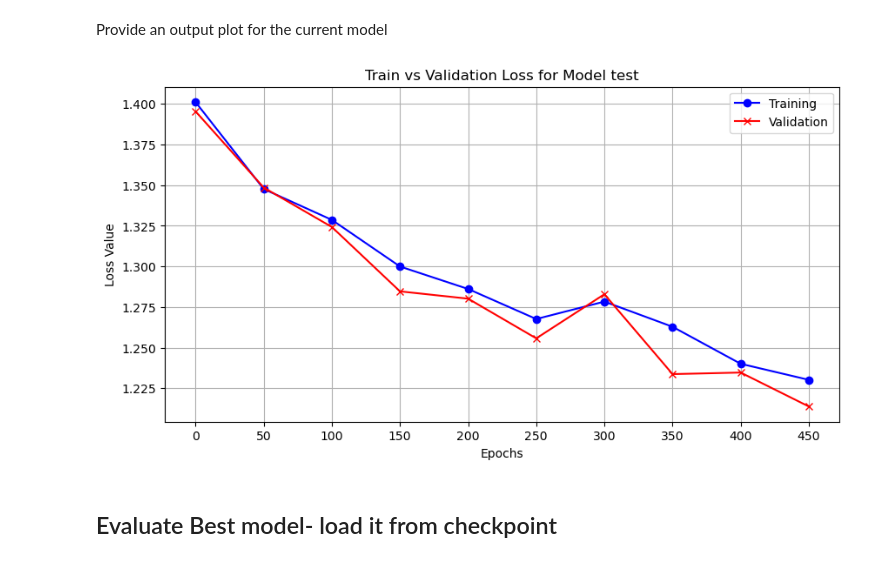
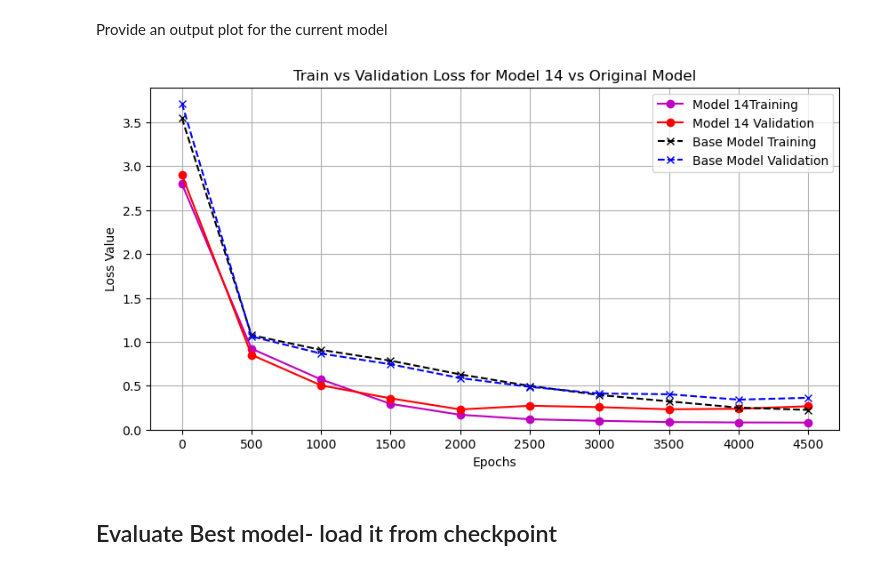
Before and after one commit to CPestano7/GPTDecoder, a Jupyter notebook: training.ipynb, the cells around one changed output. Drawn from its saved outputs; the diff is of its cells as text; code cells hidden in the pictures.

Commit message:
Added comparison functionality to loss chart and corrected inference function

```diff
--- a/training.ipynb
+++ b/training.ipynb
@@ -58,7 +58,7 @@ Number of samples in validation set: 1000
 # %%
 text_col = 3    # Column index for input text
 label_col = 2   # Column index for labels
-batch_size = 64 # Batch size for training and validation
+batch_size = 64 * 2 # Batch size for training and validation
 
 # Initialize CustomDataLoader
 custom_loader = CustomDataLoader(train_df, val_df, text_col, label_col, batch_size)
@@ -69,26 +69,26 @@ val_loader = custom_loader.get_val_loader(shuffle=True)
 # %% [markdown]
 ## Define Model Params
 # %%
-model_version = "test"
+model_version = "15"
 # %%
 model_params = {
     "vocab_size": train_loader.dataset.vocab_size,
-    "num_embeddings": 80,
+    "num_embeddings": int(384*1.5),
     "block_size": train_loader.dataset.block_size,
-    "num_heads": 4,
-    "num_layers": 4,
+    "num_heads": int(6 * 1.5),
+    "num_layers": 6,
     "output_classes": len(train_loader.dataset.labels_lookup_dict),
-    "dropout": 0.2,
+    "dropout": 0.2/2,
     "device": 'cuda' if torch.cuda.is_available() else 'cpu'
 }
 # %% [markdown]
 ## Define Training Params
 # %%
 train_params = {
-    "num_epochs": 500,
-    "eval_interval": 50,
+    "num_epochs": 5000,
+    "eval_interval": 500,
     "eval_iters": 500,
-    "learning_rate": 3e-4
+    "learning_rate": 3e-4/2
 }
 # %% [markdown]
 ## Code to parse old saved outputs and convert them into train and val dictionaries usable by the JSON save function (for models created before loss data was automatically stored in the loss JSON file)
@@ -216,44 +216,74 @@ else:
 Provide an output plot for the current model
 # %%
 # For manual designation
-#target_model = "model_test"
+target_model = "model_14"
 
 # For current model
-target_model = current_model
+# target_model = current_model
+
+# Whether to compare the target model with the original model
+comparison = True
 
 # Load the loss values from the JSON file
 with open('model_loss_dicts.json', 'r') as json_file:
     # all_list is a dict of model dicts,
     # each model dict has a train_dict and val_dict
     all_lists = json.load(json_file)
 
 # Get the train dictionary
 train_x = all_lists[target_model]['train_dict'].keys()
 train_y = all_lists[target_model]['train_dict'].values()
 
 
 # Get the validation dictionary
 val_x = all_lists[target_model]['val_dict'].keys()
 val_y = all_lists[target_model]['val_dict'].values()
 
-# Create the plot
-plt.figure(figsize=(10, 5))
-plt.plot(train_x, train_y, marker='o', linestyle='-', color='b', label='Training')
-plt.plot(val_x, val_y, marker='x', linestyle='-', color='r', label='Validation')
+if comparison:
+    # Get the original model version for comparison
+    train_x0 = all_lists["model_0"]['train_dict'].keys()
+    train_y0 = all_lists["model_0"]['train_dict'].values()
+    val_x0 = all_lists["model_0"]['val_dict'].keys()
+    val_y0 = all_lists["model_0"]['val_dict'].values()
+    plt.figure(figsize=(10, 5))
+    plt.plot(train_x, train_y, marker='o', linestyle='-', color='m', label= 'Model ' + target_model.replace("model_", "") + ' Training')
+    plt.plot(val_x, val_y, marker='o', linestyle='-', color='r', label = 'Model ' + target_model.replace("model_", "") + ' Validation')
+    plt.plot(train_x0, train_y0, marker='x', linestyle='--', color='k', label= 'Base Model Training')
+    plt.plot(val_x0, val_y0, marker='x', linestyle='--', color='b', label = 'Base Model Validation')
 
-# Add titles and labels
-title = 'Train vs Validation Loss for Model ' + model_version
-plt.title(title)
-plt.xlabel('Epochs')
-plt.ylabel('Loss Value')
+    # Add titles and labels
+    title = 'Train vs Validation Loss for Model ' + target_model.replace("model_", "") + ' vs Original Model'
+    plt.title(title)
+    plt.xlabel('Epochs')
+    plt.ylabel('Loss Value')
+    plt.ylim(bottom=0)
 
-plt.legend()
+    plt.legend()
 
-# Show the plot
-plt.grid(True)
-plt.show()
+    # Show the plot
+    plt.grid(True)
+    plt.show()
+
+else:
+    # Create the plot
+    plt.figure(figsize=(10, 5))
+    plt.plot(train_x, train_y, marker='o', linestyle='-', color='b', label='Training')
+    plt.plot(val_x, val_y, marker='x', linestyle='-', color='r', label='Validation')
+
+    # Add titles and labels
+    title = 'Train vs Validation Loss for Model ' + target_model.replace("model_", "")
+    plt.title(title)
+    plt.xlabel('Epochs')
+    plt.ylabel('Loss Value')
+    plt.ylim(bottom=0)
+
+    plt.legend()
+
+    # Show the plot
+    plt.grid(True)
+    plt.show()
 # %% [output]
-[figure, old version]
+[figure, new version]
 # %% [markdown]
 ## Evaluate Best model- load it from checkpoint
 # %%
```
Also changed, not shown: parts of 8 cells of this notebook, 4 other files.
